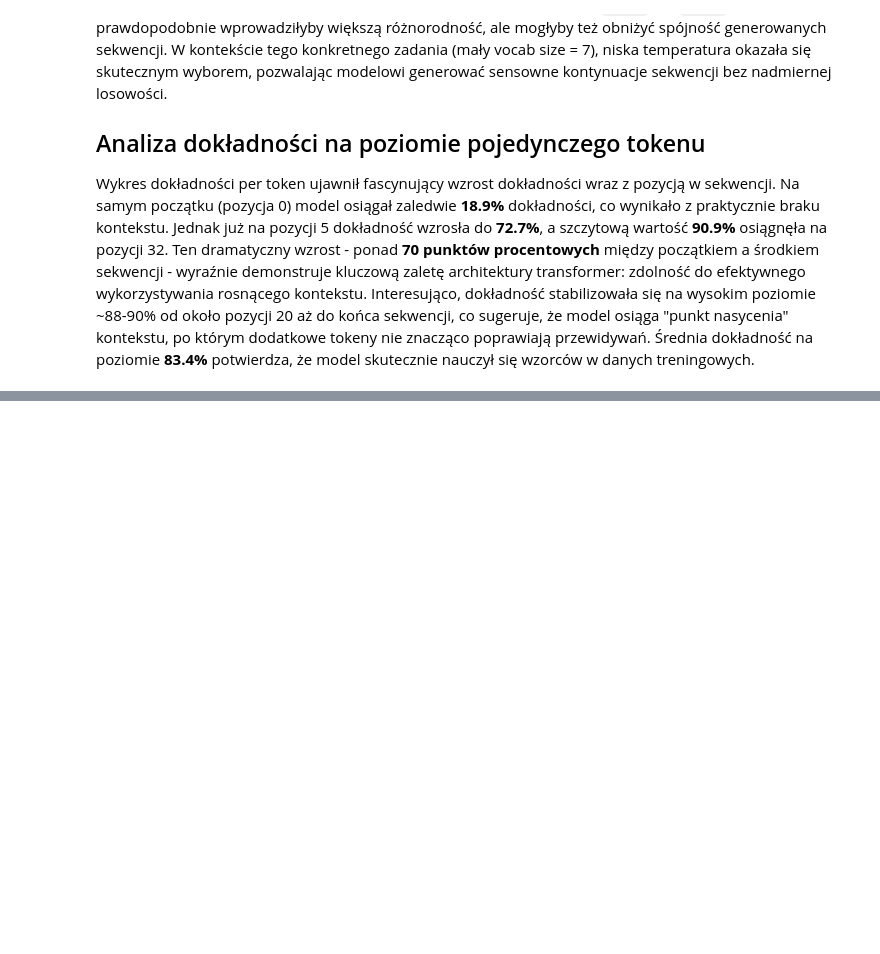
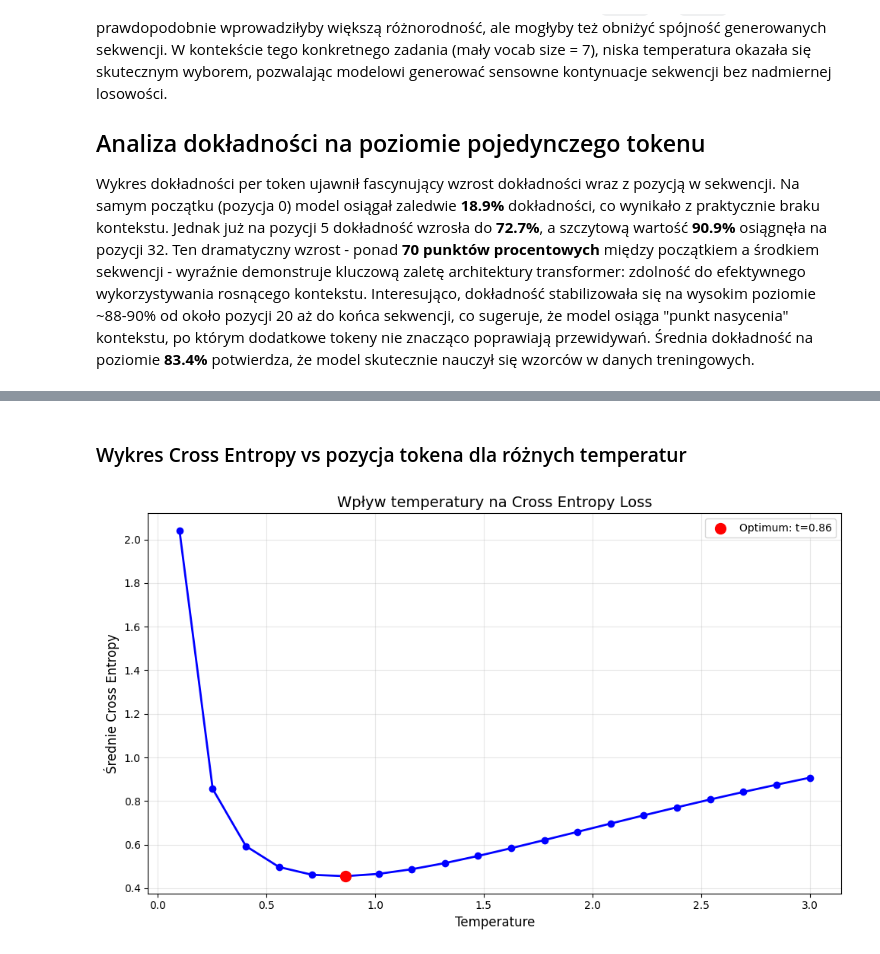
Before and after one commit to mar2000/Deep-Neural-Networks, a Jupyter notebook: Project3/Notebook.ipynb, the cells around one changed output, grey strips where cells are left out. Drawn from its saved outputs; the diff is of its cells as text; code cells hidden in the pictures; blank space fills up the shorter version.

```diff
--- a/Project3/Notebook.ipynb
+++ b/Project3/Notebook.ipynb
@@ -2180,0 +2239,58 @@ Wykres dokładności per token ujawnił fascynujący wzrost dokładności wraz z
+# %% [markdown]
+### Wykres Cross Entropy vs pozycja tokena dla różnych temperatur
+# %%
+@torch.no_grad()
+def plot_cross_entropy_vs_temperature():
+    """Wykres pokazujący cross entropy w zależności od temperatury"""
+    model.eval()
+
+    # Pobierz batch testowy
+    test_batch = next(iter(TEST_LOADER))
+    x, y = test_batch
+    x, y = x[:2].to(DEVICE), y[:2].to(DEVICE)  # Tylko 2 przykłady
+
+    temperatures = np.linspace(0.1, 3.0, 20)
+    avg_losses = []
+
+    for t in temperatures:
+        total_loss = 0
+        num_tokens = 0
+
+        # Oblicz logity
+        logits = model(x)
+
+        # Zastosuj temperature scaling
+        scaled_logits = logits / t
+
+        # Oblicz loss dla każdej pozycji
+        batch_size, seq_len = x.shape
+        loss = F.cross_entropy(
+            scaled_logits.view(-1, scaled_logits.size(-1)),
+            y.view(-1),
+            reduction='none'
+        )
+
+        loss = loss.view(batch_size, seq_len)
+        avg_loss = loss.mean().item()
+        avg_losses.append(avg_loss)
+
+    # Wykres
+    plt.figure(figsize=(10, 6))
+    plt.plot(temperatures, avg_losses, 'b-o', linewidth=2, markersize=6)
+    plt.xlabel('Temperature', fontsize=12)
+    plt.ylabel('Średnie Cross Entropy', fontsize=12)
+    plt.title('Wpływ temperatury na Cross Entropy Loss', fontsize=14)
+    plt.grid(True, alpha=0.3)
+
+    # Zaznacz optymalną temperaturę
+    min_idx = np.argmin(avg_losses)
+    plt.scatter(temperatures[min_idx], avg_losses[min_idx],
+                color='red', s=100, zorder=5, label=f'Optimum: t={temperatures[min_idx]:.2f}')
+    plt.legend()
+
+    plt.tight_layout()
+    plt.show()
+
+plot_cross_entropy_vs_temperature()
+# %% [output]
+[figure, added]
```
Also changed, not shown: parts of 12 cells of this notebook.
